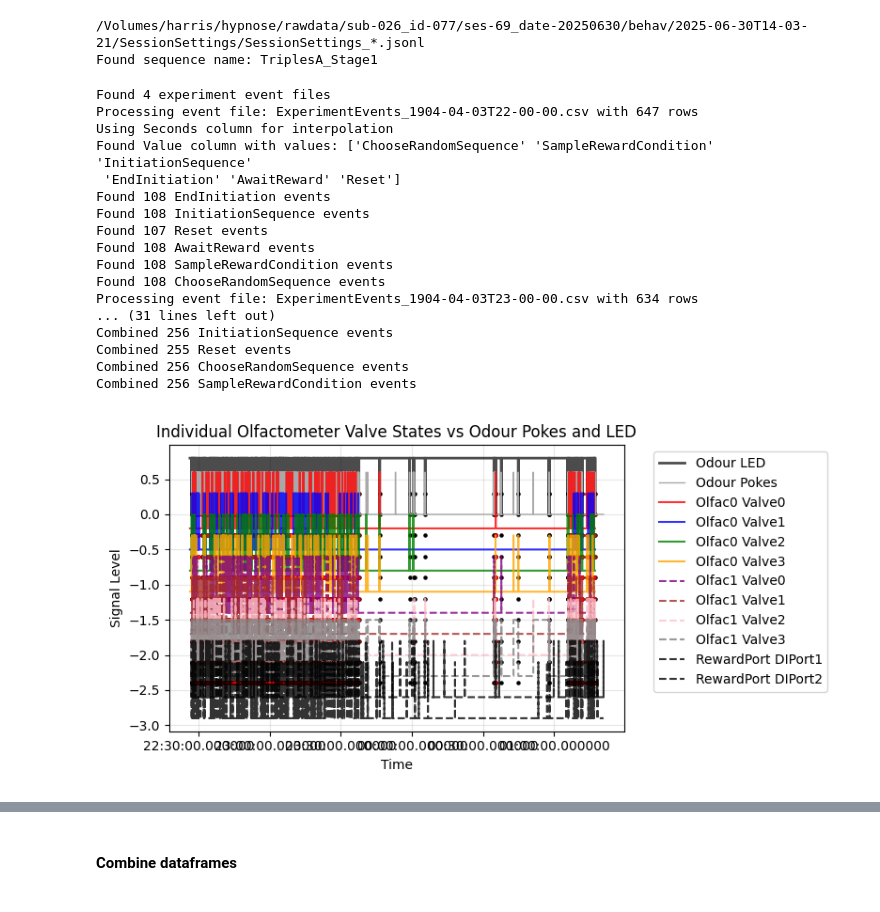
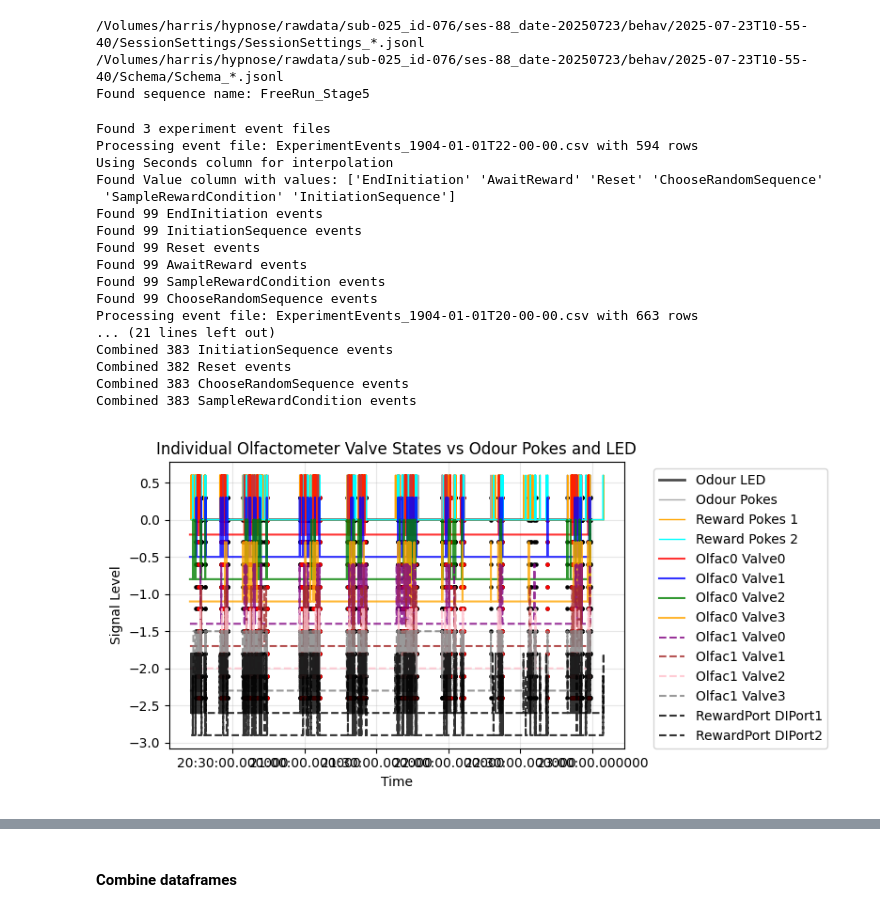
Before and after one commit to SainsburyWellcomeCentre/hypnose-analysis, a Jupyter notebook: notebooks/events-visualisation.ipynb, the cells around one changed output, grey strips where cells are left out. Cells and saved outputs as stored; diff of their text form; code cells hidden in the pictures.

```diff
--- a/notebooks/events-visualisation.ipynb
+++ b/notebooks/events-visualisation.ipynb
@@ -19,13 +19,15 @@ import matplotlib.pyplot as plt
 from functools import reduce
 from src.processing.detect_stage import detect_stage
 # %%
-# root = Path('/Volumes/harris/hypnose/rawdata/sub-026_id-077/ses-64_date-20250623/behav/2025-06-23T14-51-02')
-root = Path('/Volumes/harris/hypnose/rawdata/sub-026_id-077/ses-69_date-20250630/behav/2025-06-30T14-03-21') # triples
-
+# root = Path('/Volumes/harris/hypnose/rawdata/sub-026_id-077/ses-83_date-20250718/behav/2025-07-18T13-50-20') # quintuples
+# root = Path('/Volumes/harris/hypnose/rawdata/sub-026_id-077/ses-69_date-20250630/behav/2025-06-30T14-03-21') # triples
+# root = Path('/Volumes/harris/hypnose/rawdata/sub-020_id-072/ses-05_date-20250319/behav/2025-03-19T15-00-00')
+root = Path('/Volumes/harris/hypnose/rawdata/sub-025_id-076/ses-88_date-20250723/behav/2025-07-23T10-55-40')
 stage = detect_stage(root)
 # %% [output]
-/Volumes/harris/hypnose/rawdata/sub-026_id-077/ses-69_date-20250630/behav/2025-06-30T14-03-21/SessionSettings/SessionSettings_*.jsonl
-Found sequence name: TriplesA_Stage1
+/Volumes/harris/hypnose/rawdata/sub-025_id-076/ses-88_date-20250723/behav/2025-07-23T10-55-40/SessionSettings/SessionSettings_*.jsonl
+/Volumes/harris/hypnose/rawdata/sub-025_id-076/ses-88_date-20250723/behav/2025-07-23T10-55-40/Schema/Schema_*.jsonl
+Found sequence name: FreeRun_Stage5
 # %%
 # Load relevant data streams
 behavior_reader = harp.create_reader('device_schemas/behavior.yml', epoch=harp.REFERENCE_EPOCH)
@@ -243,23 +245,23 @@ else:
     combined_sample_reward_condition_df = pd.DataFrame(columns=["Time", "SampleRewardCondition"])
     print("No SampleRewardCondition events found - cannot identify trial endings")
 # %% [output]
-Found 4 experiment event files
-Processing event file: ExperimentEvents_1904-04-03T22-00-00.csv with 647 rows
+Found 3 experiment event files
+Processing event file: ExperimentEvents_1904-01-01T22-00-00.csv with 594 rows
 Using Seconds column for interpolation
-Found Value column with values: ['ChooseRandomSequence' 'SampleRewardCondition' 'InitiationSequence'
- 'EndInitiation' 'AwaitReward' 'Reset']
-Found 108 EndInitiation events
-Found 108 InitiationSequence events
-Found 107 Reset events
-Found 108 AwaitReward events
-Found 108 SampleRewardCondition events
-Found 108 ChooseRandomSequence events
-Processing event file: ExperimentEvents_1904-04-03T23-00-00.csv with 634 rows
-... (31 lines left out)
-Combined 256 InitiationSequence events
-Combined 255 Reset events
-Combined 256 ChooseRandomSequence events
-Combined 256 SampleRewardCondition events
+Found Value column with values: ['EndInitiation' 'AwaitReward' 'Reset' 'ChooseRandomSequence'
+ 'SampleRewardCondition' 'InitiationSequence']
+Found 99 EndInitiation events
+Found 99 InitiationSequence events
+Found 99 Reset events
+Found 99 AwaitReward events
+Found 99 SampleRewardCondition events
+Found 99 ChooseRandomSequence events
+Processing event file: ExperimentEvents_1904-01-01T20-00-00.csv with 663 rows
+... (21 lines left out)
+Combined 383 InitiationSequence events
+Combined 382 Reset events
+Combined 383 ChooseRandomSequence events
+Combined 383 SampleRewardCondition events
 # %%
 combined_end_initiation_df.set_index("Time", inplace=True)
 # %%
@@ -278,6 +280,8 @@ valve_colors = ['red', 'blue', 'green', 'orange', 'purple', 'brown', 'pink', 'gr
 # Plot odour LED and pokes first
 plt.step(odour_led.index, odour_led * 0.8, where='post', c='black', linewidth=2, label='Odour LED', alpha=0.7)
 plt.step(digital_input_data.index, digital_input_data['DIPort0'] * 0.6, where='post', c='darkgray', linewidth=1, label='Odour Pokes')
+plt.step(digital_input_data.index, digital_input_data['DIPort1'] * 0.6, where='post', c='orange', linewidth=1, label='Reward Pokes 1')
+plt.step(digital_input_data.index, digital_input_data['DIPort2'] * 0.6, where='post', c='cyan', linewidth=1, label='Reward Pokes 2')
 
 # Plot individual valves from olfactometer 0 and EndInitiation events and reward delivery
 valve_offset = -0.2
@@ -305,32 +309,32 @@ for i, valve_col in enumerate(olfactometer_valves_1.columns):
 # Plot reward pokes and reward delivery
 for i, di_col in enumerate(digital_input_data):
         if di_col == 'DIPort1':
                 DIPort_data = digital_input_data[di_col]
                 plt.step(DIPort_data.index, DIPort_data * 0.8 + valve_offset, where='post',
                 c='black', linewidth=1.5, label=f'RewardPort {di_col}', alpha=0.8, linestyle='--')
                 plt.scatter(event_df.index, event_df * 0.5 + valve_offset, s=5, c='k')
                 plt.scatter(pulse_supply_1['PulseSupplyPort1'].index, pulse_supply_1['PulseSupplyPort1'] * 0.5 + valve_offset, s=5, c='r')
                 plt.scatter(pulse_supply_2['PulseSupplyPort2'].index, pulse_supply_2['PulseSupplyPort2'] * 0.5 + valve_offset, s=5, c='r')
                 valve_offset -= 0.3
 
         elif di_col == 'DIPort2':
                 DIPort_data = digital_input_data[di_col]
                 plt.step(DIPort_data.index, DIPort_data * 0.8 + valve_offset, where='post',
                 c='black', linewidth=1.5, label=f'RewardPort {di_col}', alpha=0.8, linestyle='--')
                 plt.scatter(event_df.index, event_df * 0.5 + valve_offset, s=5, c='k')
                 plt.scatter(pulse_supply_1['PulseSupplyPort1'].index, pulse_supply_1['PulseSupplyPort1'] * 0.5 + valve_offset, s=5, c='r')
                 plt.scatter(pulse_supply_2['PulseSupplyPort2'].index, pulse_supply_2['PulseSupplyPort2'] * 0.5 + valve_offset, s=5, c='r')
                 valve_offset -= 0.3
 
 plt.gca().xaxis.set_major_formatter(mdates.DateFormatter('%H:%M:%S.%f'))
 
 plt.xlabel('Time')
 plt.ylabel('Signal Level')
 plt.title('Individual Olfactometer Valve States vs Odour Pokes and LED')
 plt.legend(bbox_to_anchor=(1.05, 1), loc='upper left')
 plt.grid(True, alpha=0.3)
 plt.tight_layout()
 plt.show()
 # %% [output]
-[figure, old version]
+[figure, new version]
 # %%
```
Also changed, not shown: parts of 1 cell of this notebook, 3 other files.
